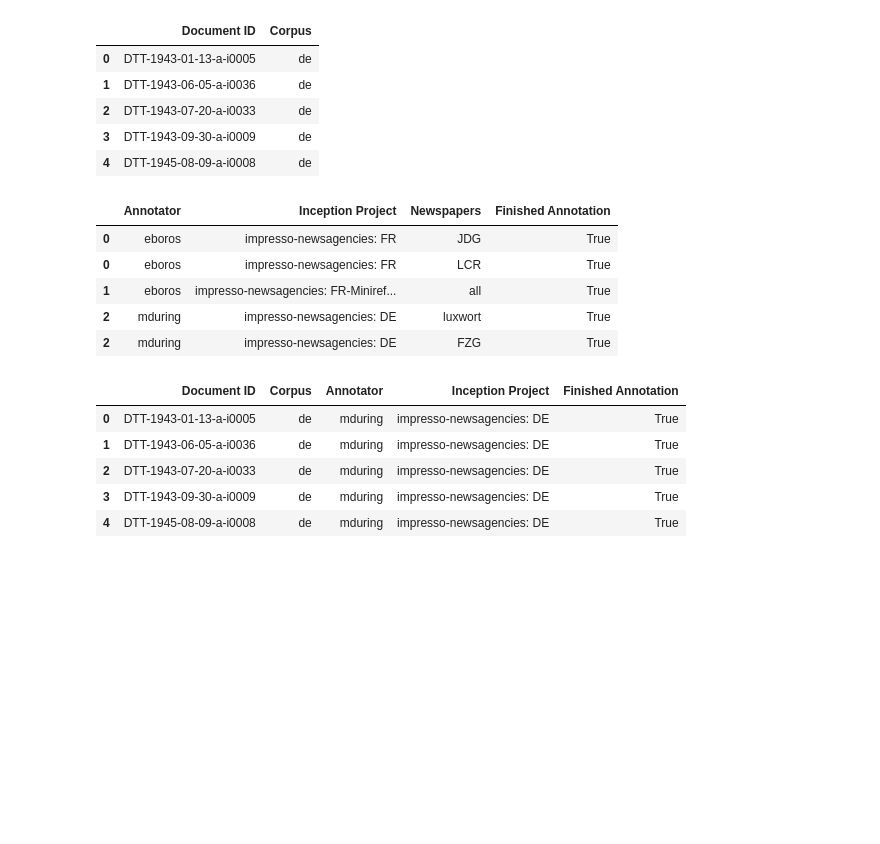
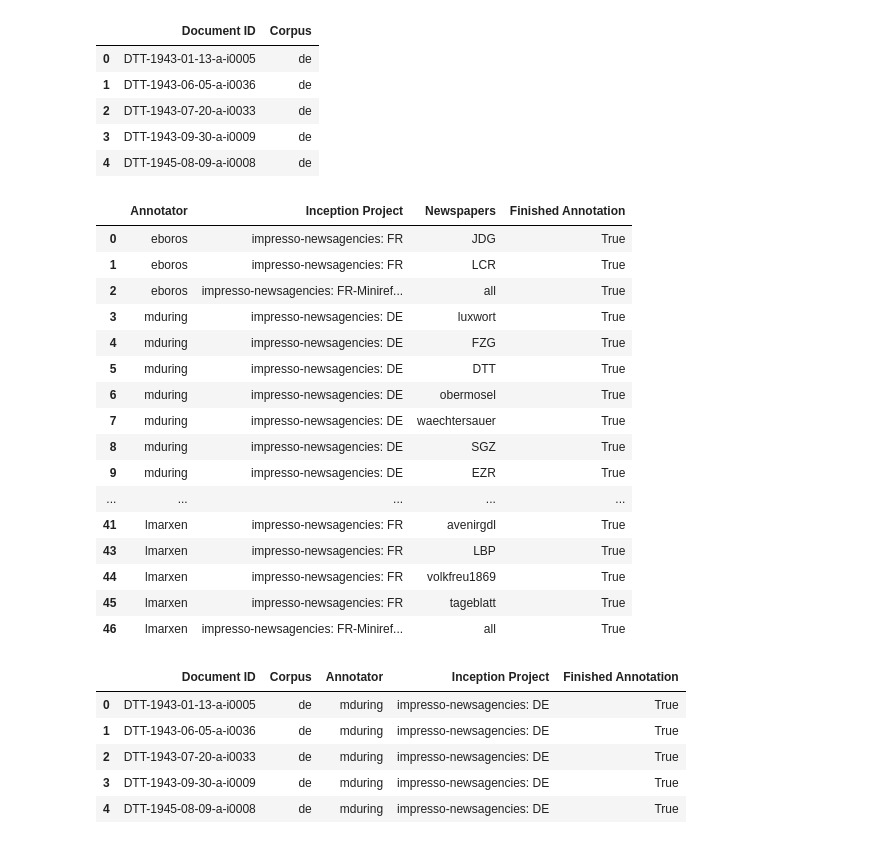
Before and after one commit to impresso/newsagency-classification, a Jupyter notebook: notebooks/annotation_planning.ipynb, the cells around one changed output. Cells and saved outputs as stored; diff of their text form; code cells hidden in the pictures; blank space fills up the shorter version.

```diff
--- a/notebooks/annotation_planning.ipynb
+++ b/notebooks/annotation_planning.ipynb
@@ -70,17 +79,31 @@ doc_IDs.head()
 | 2 | DTT-1943-07-20-a-i0033 | de |
 | 3 | DTT-1943-09-30-a-i0009 | de |
 | 4 | DTT-1945-08-09-a-i0008 | de |
-# %%
-annotation_df = annotation_planning2df(ann_planning_per_annotator)
-annotation_df = annotation_df.explode("Newspapers")
-annotation_df.head(5)
-# %% [output]
-|  | Annotator | Inception Project | Newspapers | Finished Annotation |
-| 0 | eboros | impresso-newsagencies: FR | JDG | True |
-| 0 | eboros | impresso-newsagencies: FR | LCR | True |
-| 1 | eboros | impresso-newsagencies: FR-Miniref... | all | True |
-| 2 | mduring | impresso-newsagencies: DE | luxwort | True |
-| 2 | mduring | impresso-newsagencies: DE | FZG | True |
+# %%
+annotation_df = annotation_planning2df(ann_planning_per_annotator)
+annotation_df = annotation_df.explode("Newspapers", ignore_index=True)
+#luxwort twice, for now put all annotations to mduring
+i = annotation_df[(annotation_df["Newspapers"].isin(["luxwort", "waechtersauer"])) & (annotation_df["Annotator"]=="lmarxen")].index
+annotation_df = annotation_df.drop(i)
+annotation_df
+# %% [output]
+|  | Annotator | Inception Project | Newspapers | Finished Annotation |
+| 0 | eboros | impresso-newsagencies: FR | JDG | True |
+| 1 | eboros | impresso-newsagencies: FR | LCR | True |
+| 2 | eboros | impresso-newsagencies: FR-Miniref... | all | True |
+| 3 | mduring | impresso-newsagencies: DE | luxwort | True |
+| 4 | mduring | impresso-newsagencies: DE | FZG | True |
+| 5 | mduring | impresso-newsagencies: DE | DTT | True |
+| 6 | mduring | impresso-newsagencies: DE | obermosel | True |
+| 7 | mduring | impresso-newsagencies: DE | waechtersauer | True |
+| 8 | mduring | impresso-newsagencies: DE | SGZ | True |
+| 9 | mduring | impresso-newsagencies: DE | EZR | True |
+| ... | ... | ... | ... | ... |
+| 41 | lmarxen | impresso-newsagencies: FR | avenirgdl | True |
+| 43 | lmarxen | impresso-newsagencies: FR | LBP | True |
+| 44 | lmarxen | impresso-newsagencies: FR | volkfreu1869 | True |
+| 45 | lmarxen | impresso-newsagencies: FR | tageblatt | True |
+| 46 | lmarxen | impresso-newsagencies: FR-Miniref... | all | True |
 # %%
 doc_IDs['Newspapers'] = doc_IDs['Document ID'].apply(lambda s: s.split("-")[0])
 annotation_df = doc_IDs.merge(annotation_df, on='Newspapers')
```
Also changed, not shown: parts of 9 cells of this notebook, 9 other files.
